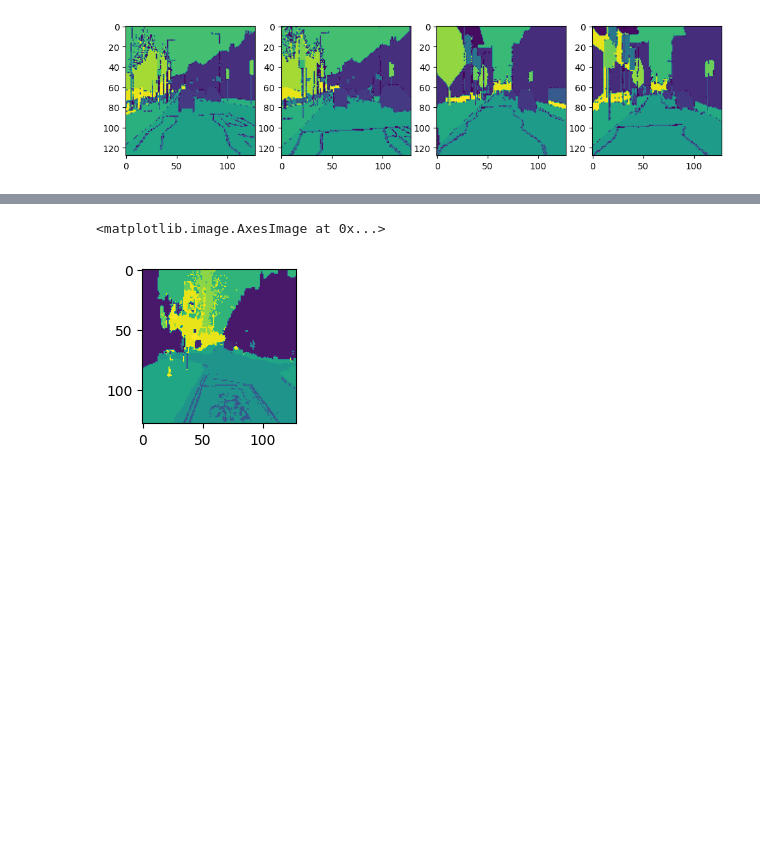
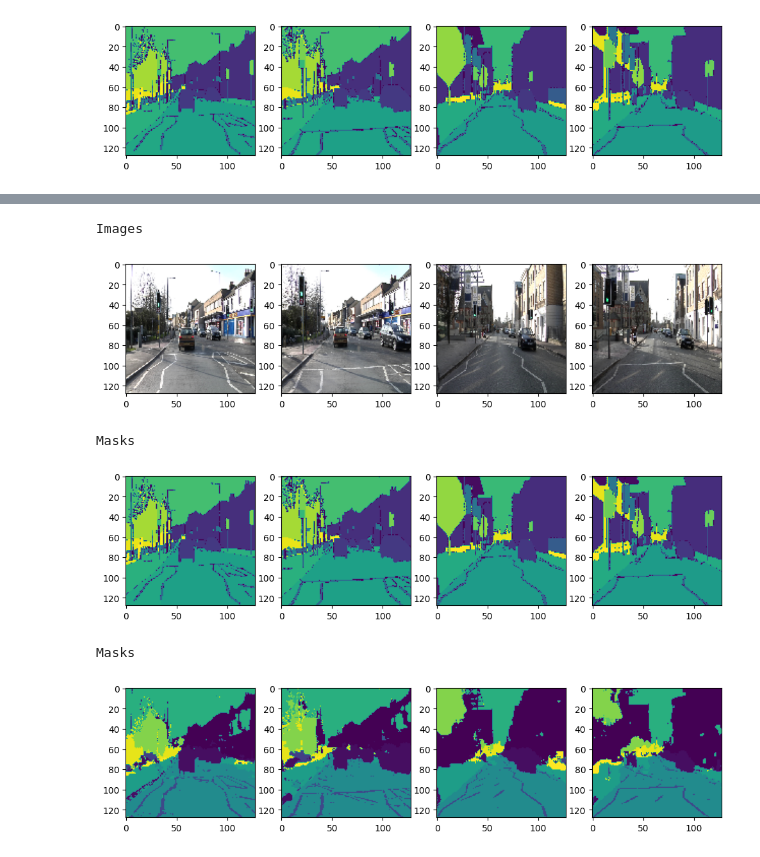
Before and after one commit to foxyyy-m/segmentation, a Jupyter notebook: camvid.ipynb, the cells around one changed output, grey strips where cells are left out. Drawn from its saved outputs; the diff is of its cells as text; code cells hidden in the pictures; blank space fills up the shorter version.

```diff
--- a/camvid.ipynb
+++ b/camvid.ipynb
@@ -278,0 +237,4 @@ c = model.predict(a)
+# %%
+x,y = val_generator.__getitem__(1)
+print(x.shape, y.shape)
+c = model.predict(x)
@@ -285,6 +250,29 @@ plt.imshow(np.squeeze(a))
-# %%
-plt.figure(figsize = (10,2))
-plt.imshow(np.squeeze(np.argmax(c , axis = -1)))
-# %% [output]
-<matplotlib.image.AxesImage at 0x...>
-[figure, removed]
+# %%
+import matplotlib.pyplot as plt
+plt.figure(figsize=(12, 6))
+print("Images")
+for i in range(4):
+    plt.subplot(2, 4, i+1)
+    plt.imshow(x[i])
+plt.show()
+
+print("Masks")
+plt.figure(figsize=(12, 6))
+for i in range(4):
+    plt.subplot(2, 4, i+1)
+    plt.imshow(np.argmax(y[i] , axis = -1))
+plt.show()
+
+print("Masks")
+plt.figure(figsize=(12, 6))
+for i in range(4):
+    plt.subplot(2, 4, i+1)
+    plt.imshow(np.argmax(c[i] , axis = -1))
+plt.show()
+# %% [output]
+Images
+[figure, added]
+Masks
+[figure, added]
+Masks
+[figure, added]
```
Also changed, not shown: parts of 8 cells of this notebook.
